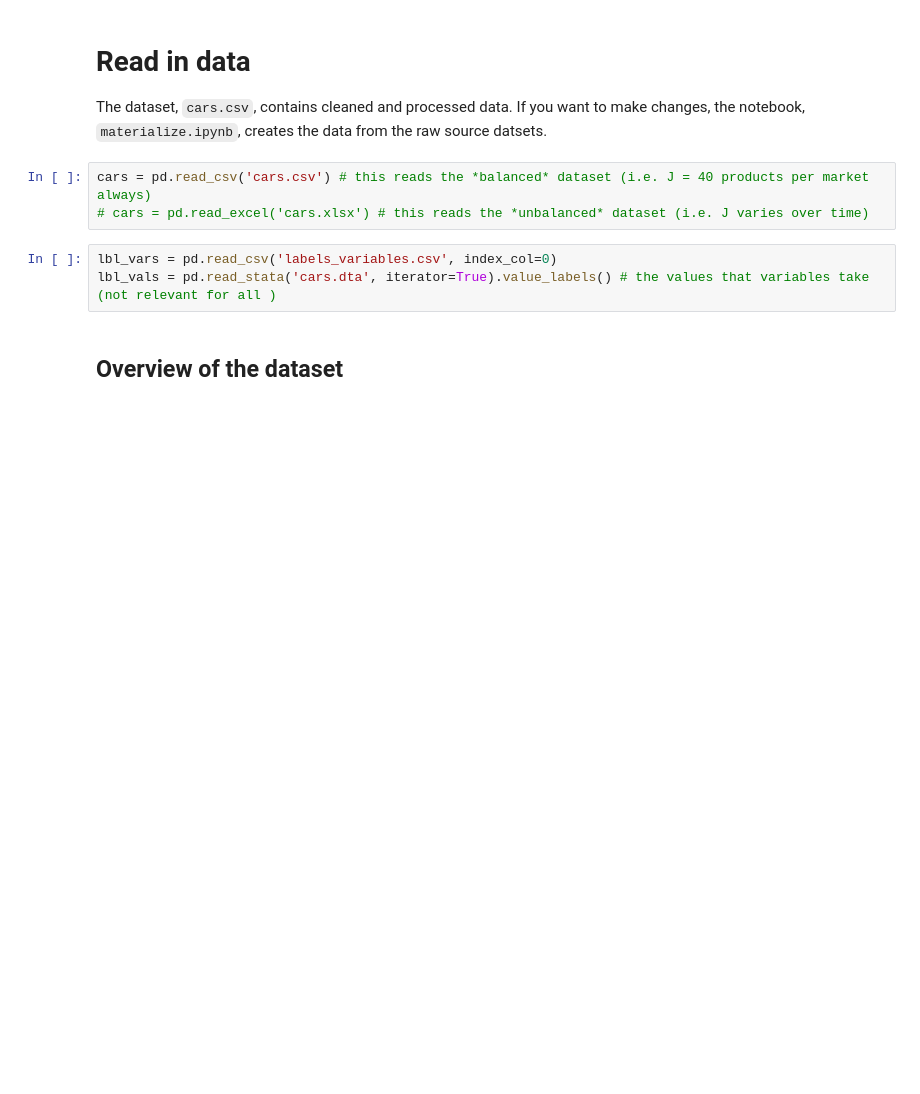
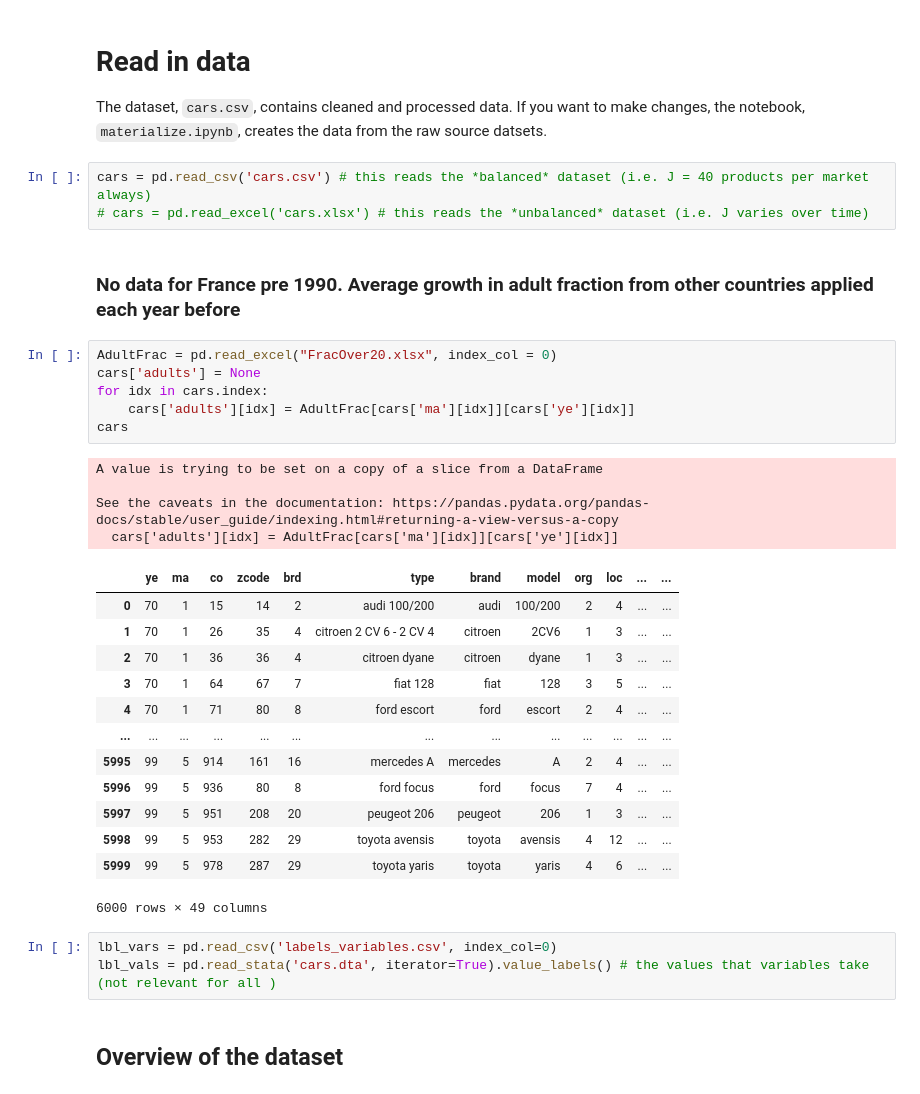
Before and after one commit to Peter-Sandager/Advanced-IO, a Jupyter notebook: Project 1/getting_started.ipynb, the cells around one changed output. Cells and saved outputs as stored; diff of their text form; blank space fills up the shorter version.

```diff
--- a/Project 1/getting_started.ipynb
+++ b/Project 1/getting_started.ipynb
@@ -19,6 +16,32 @@ The dataset, `cars.csv`, contains cleaned and processed data. If you want to mak
 # %%
 cars = pd.read_csv('cars.csv') # this reads the *balanced* dataset (i.e. J = 40 products per market always)
 # cars = pd.read_excel('cars.xlsx') # this reads the *unbalanced* dataset (i.e. J varies over time)
+# %% [markdown]
+### No data for France pre 1990. Average growth in adult fraction from other countries applied each year before
+# %%
+AdultFrac = pd.read_excel("FracOver20.xlsx", index_col = 0)
+cars['adults'] = None
+for idx in cars.index:
+    cars['adults'][idx] = AdultFrac[cars['ma'][idx]][cars['ye'][idx]]
+cars
+# %% [output]
+A value is trying to be set on a copy of a slice from a DataFrame
+
+See the caveats in the documentation: https://pandas.pydata.org/pandas-docs/stable/user_guide/indexing.html#returning-a-view-versus-a-copy
+  cars['adults'][idx] = AdultFrac[cars['ma'][idx]][cars['ye'][idx]]
+|  | ye | ma | co | zcode | brd | type | brand | model | org | loc | ... | ... |
+| 0 | 70 | 1 | 15 | 14 | 2 | audi 100/200 | audi | 100/200 | 2 | 4 | ... | ... |
+| 1 | 70 | 1 | 26 | 35 | 4 | citroen 2 CV 6 - 2 CV 4 | citroen | 2CV6 | 1 | 3 | ... | ... |
+| 2 | 70 | 1 | 36 | 36 | 4 | citroen dyane | citroen | dyane | 1 | 3 | ... | ... |
+| 3 | 70 | 1 | 64 | 67 | 7 | fiat 128 | fiat | 128 | 3 | 5 | ... | ... |
+| 4 | 70 | 1 | 71 | 80 | 8 | ford escort | ford | escort | 2 | 4 | ... | ... |
+| ... | ... | ... | ... | ... | ... | ... | ... | ... | ... | ... | ... | ... |
+| 5995 | 99 | 5 | 914 | 161 | 16 | mercedes A | mercedes | A | 2 | 4 | ... | ... |
+| 5996 | 99 | 5 | 936 | 80 | 8 | ford focus | ford | focus | 7 | 4 | ... | ... |
+| 5997 | 99 | 5 | 951 | 208 | 20 | peugeot 206 | peugeot | 206 | 1 | 3 | ... | ... |
+| 5998 | 99 | 5 | 953 | 282 | 29 | toyota avensis | toyota | avensis | 4 | 12 | ... | ... |
+| 5999 | 99 | 5 | 978 | 287 | 29 | toyota yaris | toyota | yaris | 4 | 6 | ... | ... |
+6000 rows × 49 columns
 # %%
 lbl_vars = pd.read_csv('labels_variables.csv', index_col=0)
 lbl_vals = pd.read_stata('cars.dta', iterator=True).value_labels() # the values that variables take (not relevant for all )
```
Also changed, not shown: parts of 11 cells of this notebook, 1 other file.
